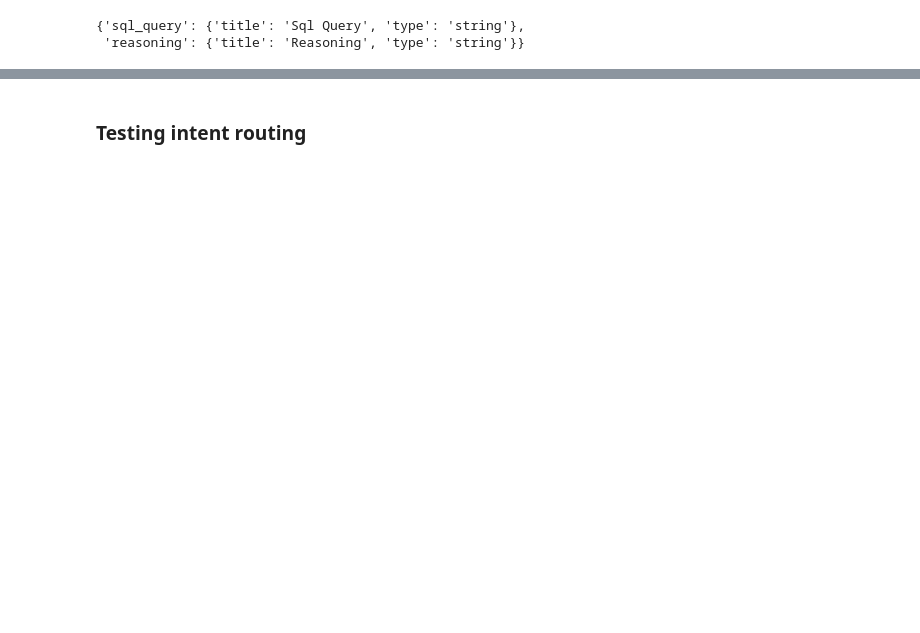
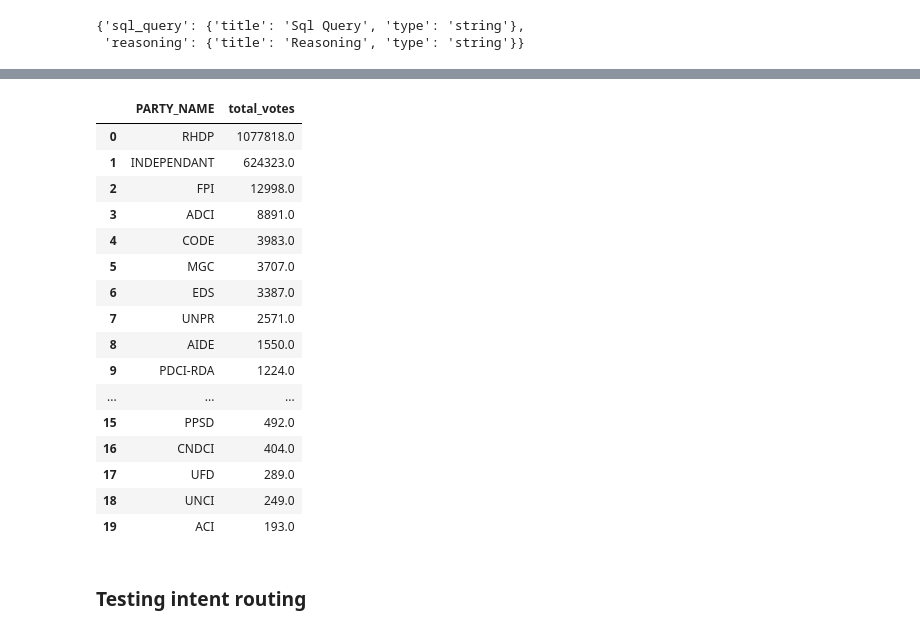
Before and after one commit to dric2018/chat-app, a Jupyter notebook: notebooks/chat_pipeline.ipynb, the cells around one changed output, grey strips where cells are left out. Cells and saved outputs as stored; diff of their text form; code cells hidden in the pictures; blank space fills up the shorter version.

```diff
--- a/notebooks/chat_pipeline.ipynb
+++ b/notebooks/chat_pipeline.ipynb
@@ -221,3 +289,23 @@ print(f"{out_msg=}")
+# %%
+out["content"]
+# %% [output]
+|  | PARTY_NAME | total_votes |
+| 0 | RHDP | 1077818.0 |
+| 1 | INDEPENDANT | 624323.0 |
+| 2 | FPI | 12998.0 |
+| 3 | ADCI | 8891.0 |
+| 4 | CODE | 3983.0 |
+| 5 | MGC | 3707.0 |
+| 6 | EDS | 3387.0 |
+| 7 | UNPR | 2571.0 |
+| 8 | AIDE | 1550.0 |
+| 9 | PDCI-RDA | 1224.0 |
+| ... | ... | ... |
+| 15 | PPSD | 492.0 |
+| 16 | CNDCI | 404.0 |
+| 17 | UFD | 289.0 |
+| 18 | UNCI | 249.0 |
+| 19 | ACI | 193.0 |
 # %% [markdown]
 ### Testing intent routing
 # %%
```
Also changed, not shown: parts of 20 cells of this notebook, 10 other files.
